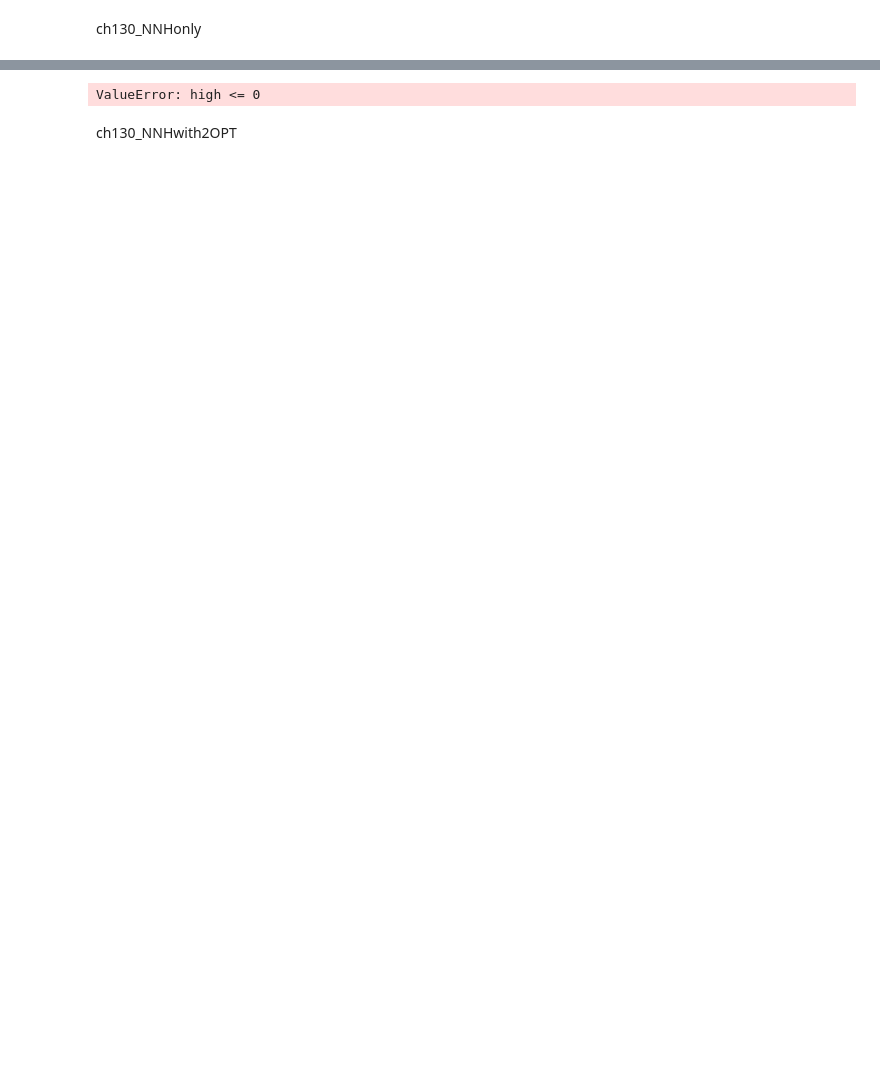
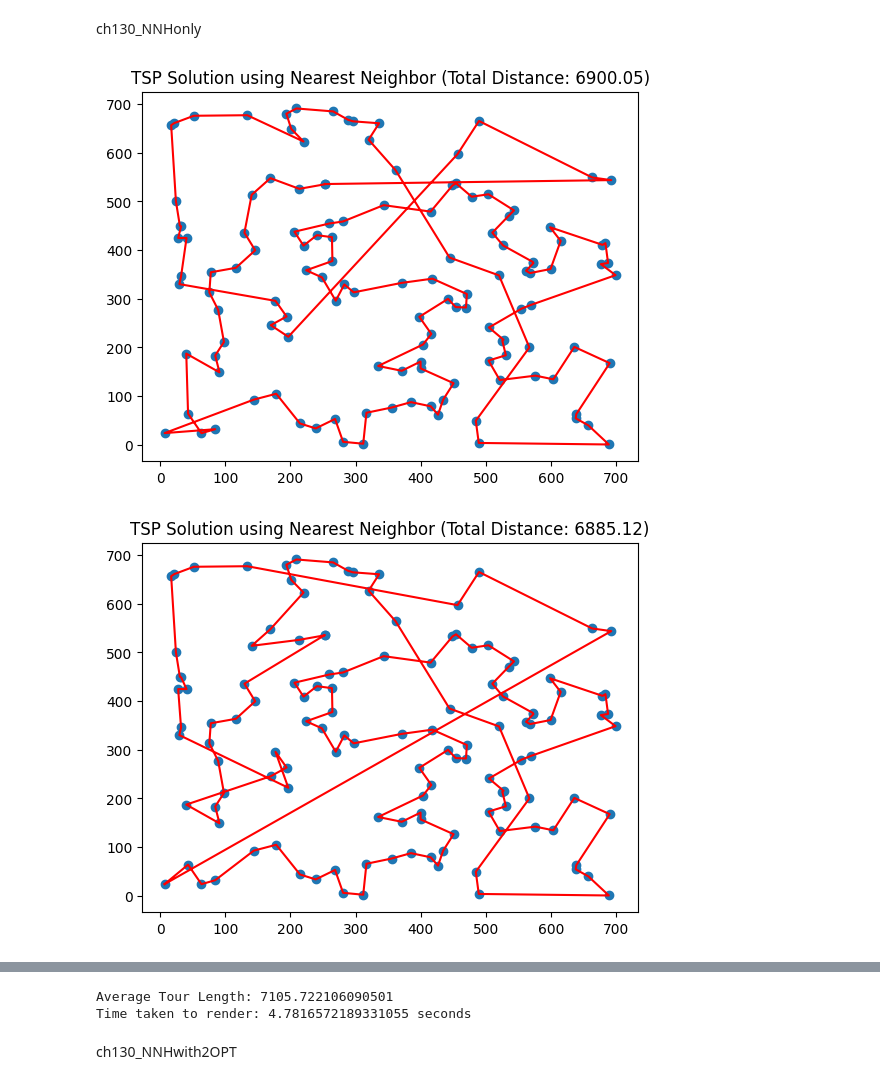
Before and after one commit to Amboyandrey/TSPLIB, a Jupyter notebook: EUC_2D/ch130.ipynb, the cells around one changed output, grey strips where cells are left out. Saved outputs shown, nothing was run; the diff lists cells and outputs as text; code cells hidden in the pictures; blank space fills up the shorter version.

```diff
--- a/EUC_2D/ch130.ipynb
+++ b/EUC_2D/ch130.ipynb
@@ -4,6 +4,7 @@ ch130_NNHonly
 import re
 import numpy as np
 import matplotlib.pyplot as plt
+import time
 
 class TSPSolver:
     def __init__(self, points):
@@ -39,7 +40,7 @@ class TSPSolver:
 # Parse the TSP dataset and extract coordinates
 def parse_tsp_dataset(data):
     coordinates = []
-    pattern = re.compile(r'\s+(\d+)\s+(\d+)\s+(\d+)')
+    pattern = re.compile(r'(\d+)\s+([\d.]+)\s+([\d.]+)')
 
     in_node_coord_section = False
     for line in data.split('\n'):
@@ -62,30 +63,36 @@ def load_tsp_file(file_path):
     return tsp_data
 
 # Specify the path to your TSP file
 tsp_file_path = "ch130.tsp"
 
 # Load the TSP dataset from the file
 tsp_data = load_tsp_file(tsp_file_path)
 
 # Parse the dataset and extract coordinates
 city_coordinates = parse_tsp_dataset(tsp_data)
 
 # Create TSPSolver instance and solve using nearest neighbor
 total_distances = []
+start_time = time.time()
 for i in range(10):
     solver = TSPSolver(city_coordinates)
     solver.solve()
     total_distance = solver.total_distance()
     total_distances.append(total_distance)
     # Plot the solution
     plt.figure()
     plt.scatter(solver.points[:, 0], solver.points[:, 1])
     tour_points = np.array([solver.points[i] for i in solver.tour])
     plt.plot(tour_points[:, 0], tour_points[:, 1], 'r-')
     plt.title(f'TSP Solution using Nearest Neighbor (Total Distance: {total_distance:.2f})')
     plt.show()
 
 # Calculate average tour length
 average_tour_length = np.mean(total_distances)
+end_time = time.time()
+rendered_time = end_time - start_time
 print("Average Tour Length:", average_tour_length)
+print("Time taken to render:", rendered_time, "seconds")
 # %% [output]
+[figure, added]
+[figure, added]
@@ -92,4 +107,5 @@ print("Average Tour Length:", average_tour_length)
-ValueError: high <= 0
+Average Tour Length: 7105.722106090501
+Time taken to render: 4.7816572189331055 seconds
 # %% [markdown]
 ch130_NNHwith2OPT
 # %%
```
Also changed, not shown: parts of 3 cells of this notebook, 6 other files.
